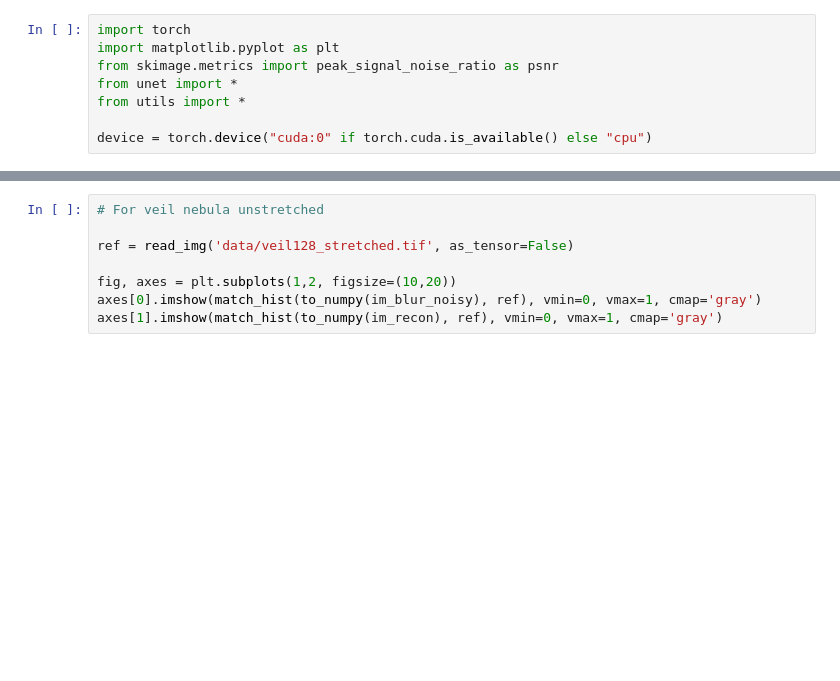
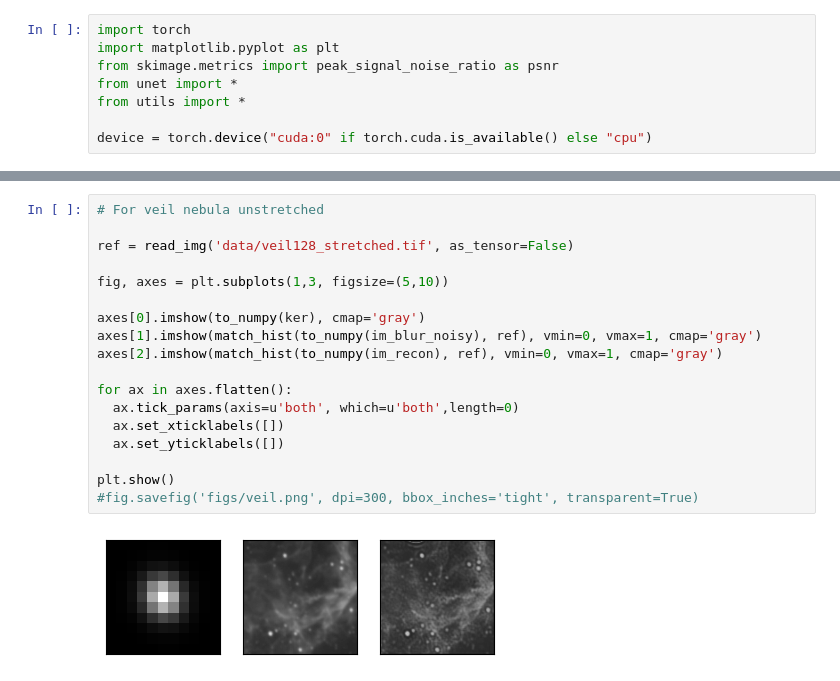
Before and after one commit to LudoRey/dip-deblur, a Jupyter notebook: demo_real.ipynb, the cells around one changed output, grey strips where cells are left out. Saved outputs shown, nothing was run; the diff lists cells and outputs as text; blank space fills up the shorter version.

```diff
--- a/demo_real.ipynb
+++ b/demo_real.ipynb
@@ -67,8 +88,20 @@ fig.savefig('figs/veil.png', dpi=300, bbox_inches='tight', transparent=True)
 # %%
 # For veil nebula unstretched
 
 ref = read_img('data/veil128_stretched.tif', as_tensor=False)
 
-fig, axes = plt.subplots(1,2, figsize=(10,20))
-axes[0].imshow(match_hist(to_numpy(im_blur_noisy), ref), vmin=0, vmax=1, cmap='gray')
-axes[1].imshow(match_hist(to_numpy(im_recon), ref), vmin=0, vmax=1, cmap='gray')
+fig, axes = plt.subplots(1,3, figsize=(5,10))
+
+axes[0].imshow(to_numpy(ker), cmap='gray')
+axes[1].imshow(match_hist(to_numpy(im_blur_noisy), ref), vmin=0, vmax=1, cmap='gray')
+axes[2].imshow(match_hist(to_numpy(im_recon), ref), vmin=0, vmax=1, cmap='gray')
+
+for ax in axes.flatten():
+  ax.tick_params(axis=u'both', which=u'both',length=0)
+  ax.set_xticklabels([])
+  ax.set_yticklabels([])
+
+plt.show()
+#fig.savefig('figs/veil.png', dpi=300, bbox_inches='tight', transparent=True)
+# %% [output]
+[figure, added]
```
Also changed, not shown: parts of 4 cells of this notebook.
